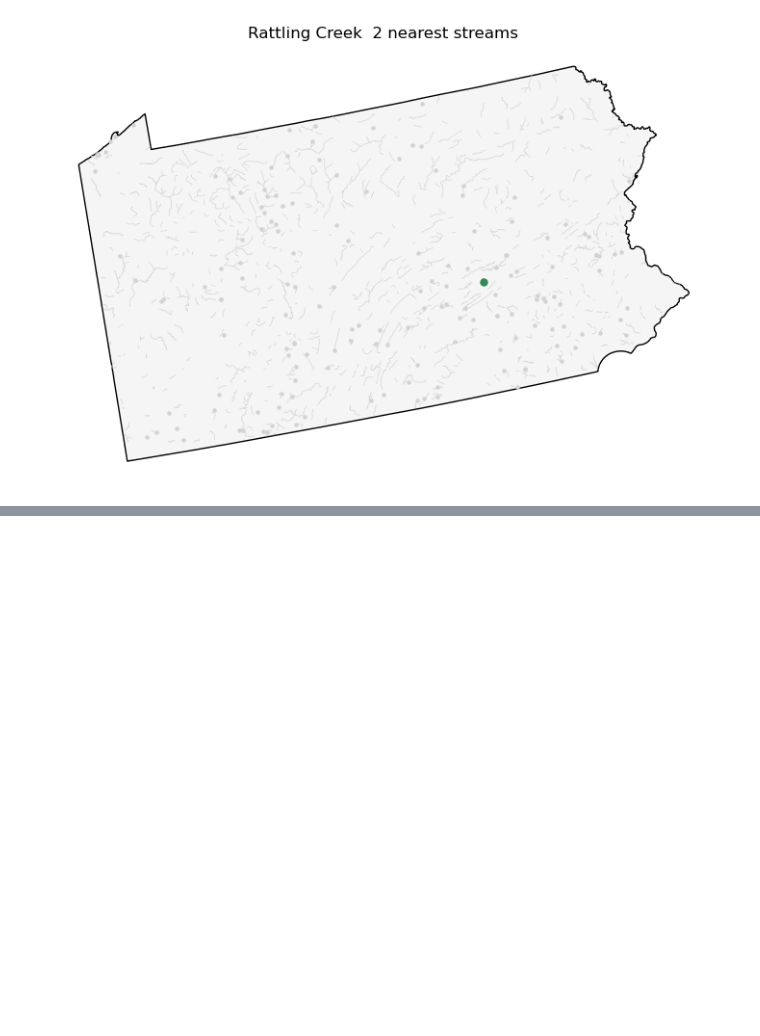
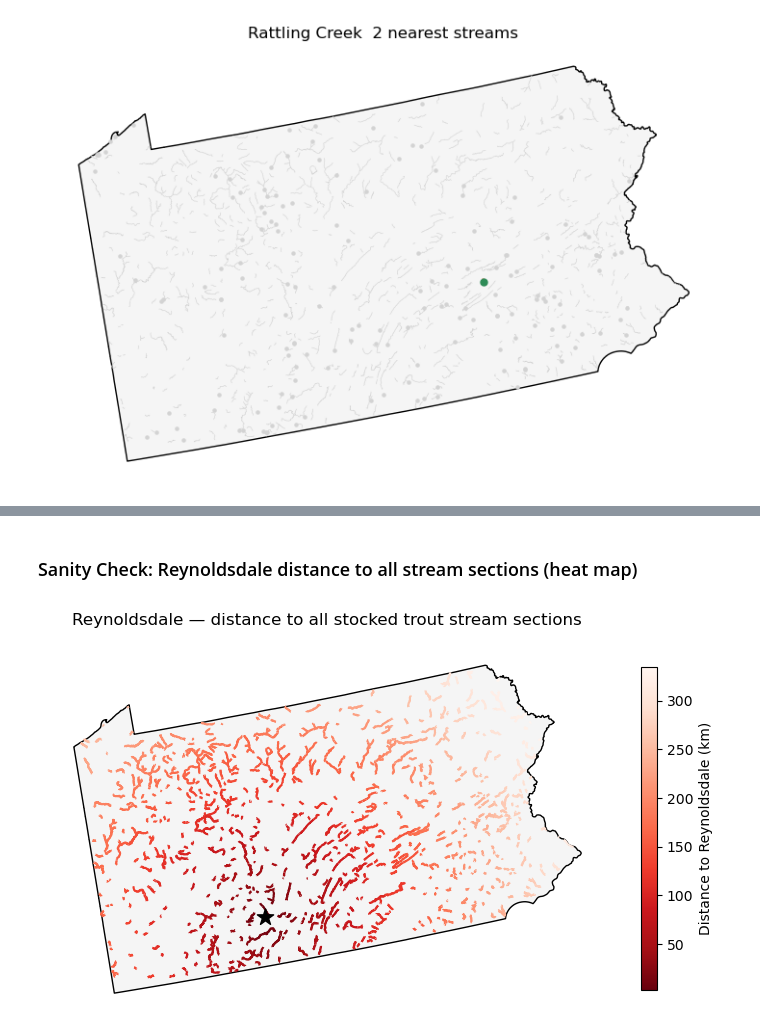
Before and after one commit to LoydGC/Troutimization-Project, a Jupyter notebook: notebooks/travel_arcs.ipynb, the cells around one changed output, grey strips where cells are left out. Drawn from its saved outputs; the diff is of its cells as text; code cells hidden in the pictures; blank space fills up the shorter version.

```diff
--- a/notebooks/travel_arcs.ipynb
+++ b/notebooks/travel_arcs.ipynb
@@ -226,0 +259,37 @@ Closest: Rattling Creek — 0.0 km to nearest stream
+# %% [markdown]
+### Sanity Check: Reynoldsdale distance to all stream sections (heat map)
+# %%
+hatchery_name = "Reynoldsdale"
+
+# Join each stream section's geometry to its distance from this hatchery
+h_streams = stocked_trout.merge(
+    hatchery_dist_long.loc[
+        hatchery_dist_long["hatchery"] == hatchery_name,
+        ["global_id_stream", "dist_km"],
+    ],
+    left_on="GlobalID", right_on="global_id_stream", how="inner",
+)
+
+fig, ax = plt.subplots(figsize=(9, 7))
+pa_boundary.plot(ax=ax, color="whitesmoke", edgecolor="black", zorder=0)
+
+# Reds_r: small dist_km (close) -> vibrant dark red, large dist_km (far) -> pale/light
+h_streams.plot(
+    ax=ax,
+    column="dist_km",
+    cmap="Reds_r",
+    linewidth=1.5,
+    zorder=2,
+    legend=True,
+    legend_kwds={"label": "Distance to Reynoldsdale (km)", "shrink": 0.6},
+)
+
+hatcheries.loc[hatcheries["NAME"] == hatchery_name].plot(
+    ax=ax, color="black", marker="*", markersize=150, zorder=3,
+)
+
+ax.set_title(f"{hatchery_name} — distance to all stocked trout stream sections")
+ax.set_axis_off()
+plt.show()
+# %% [output]
+[figure, added]
```
Also changed, not shown: parts of 6 cells of this notebook.
